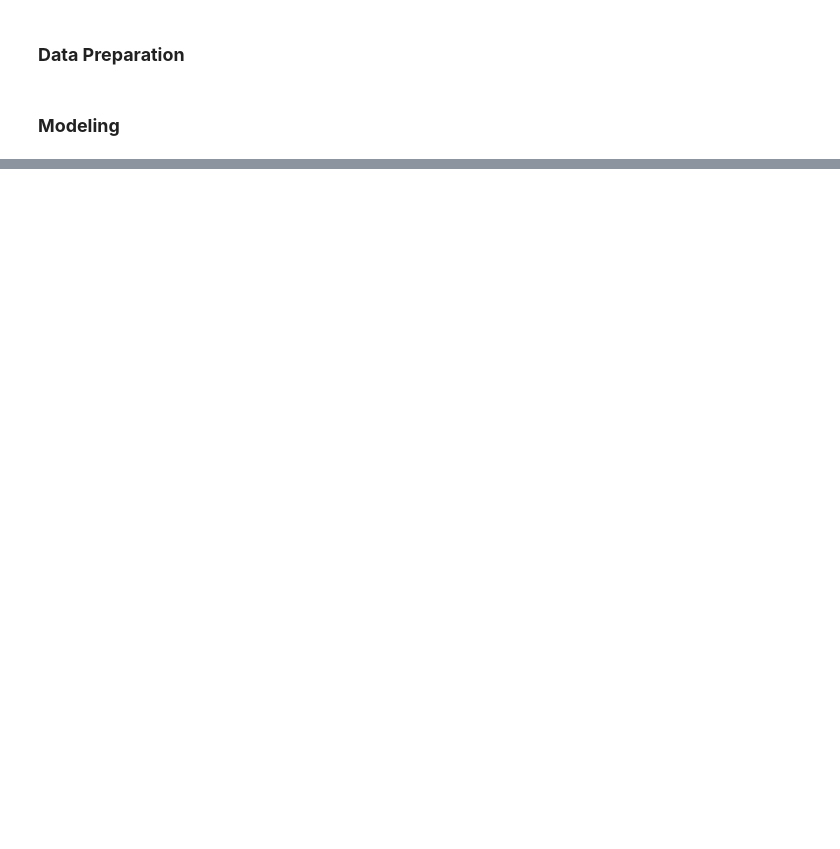
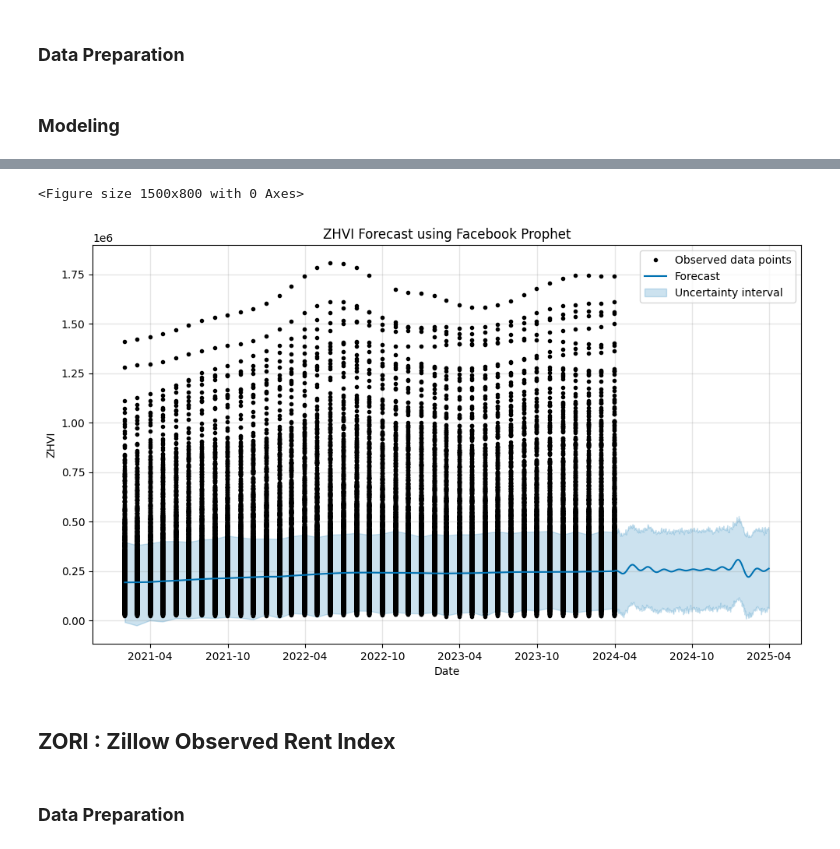
Before and after one commit to msp99000/zestimate, a Jupyter notebook: notebooks/modeling.ipynb, the cells around one changed output, grey strips where cells are left out. Saved outputs shown, nothing was run; the diff lists cells and outputs as text; code cells hidden in the pictures; blank space fills up the shorter version.

Commit message:
chore: Adds Prophet Model with forecasting

```diff
--- a/notebooks/modeling.ipynb
+++ b/notebooks/modeling.ipynb
@@ -21,2 +34,12 @@ zori = pd.read_pickle('../data/zori.pkl')
 # %% [markdown]
 ### **Data Preparation**
+# %%
+# Remove suffix in the 'Region' column
+def remove_region_suffix(df):
+    df['Region'] = df['Region'].str.split(',').str[0]
+    return df
+
+zhvi = remove_region_suffix(zhvi)
+# %%
+# 'State' is same as region so dropping it
+zhvi.drop(columns='State', inplace=True)
@@ -24,0 +110,18 @@ zori = pd.read_pickle('../data/zori.pkl')
+# %%
+from prophet import Prophet
+
+# Prepare data for Prophet
+zhvi_prophet = zhvi.reset_index()[['Date', 'ZHVI']]
+zhvi_prophet.columns = ['ds', 'y']
+
+# Fit Prophet model
+prophet_zhvi = Prophet()
+prophet_zhvi.fit(zhvi_prophet)
+
+# Make future predictions
+future_zhvi = prophet_zhvi.make_future_dataframe(periods=365)  # Forecast for the next year
+forecast_zhvi = prophet_zhvi.predict(future_zhvi)
+
+forecast_zhvi_df = pd.DataFrame(forecast_zhvi)
+
+forecast_zhvi_df[['ds', 'trend', 'yhat_lower', 'yhat_upper', 'yhat']].head()
@@ -24,0 +137,12 @@ zori = pd.read_pickle('../data/zori.pkl')
+# %%
+# Visualize forecasts
+import matplotlib.pyplot as plt
+
+plt.figure(figsize=(15, 8))
+prophet_zhvi.plot(forecast_zhvi, xlabel='Date', ylabel='ZHVI')
+plt.title('ZHVI Forecast using Facebook Prophet')
+plt.legend()
+plt.show()
+# %% [output]
+<Figure size 1500x800 with 0 Axes>
+[figure, added]
@@ -24,0 +156,4 @@ zori = pd.read_pickle('../data/zori.pkl')
+# %% [markdown]
+## **ZORI : Zillow Observed Rent Index**
+# %% [markdown]
+### **Data Preparation**
```
Also changed, not shown: parts of 31 cells of this notebook.
